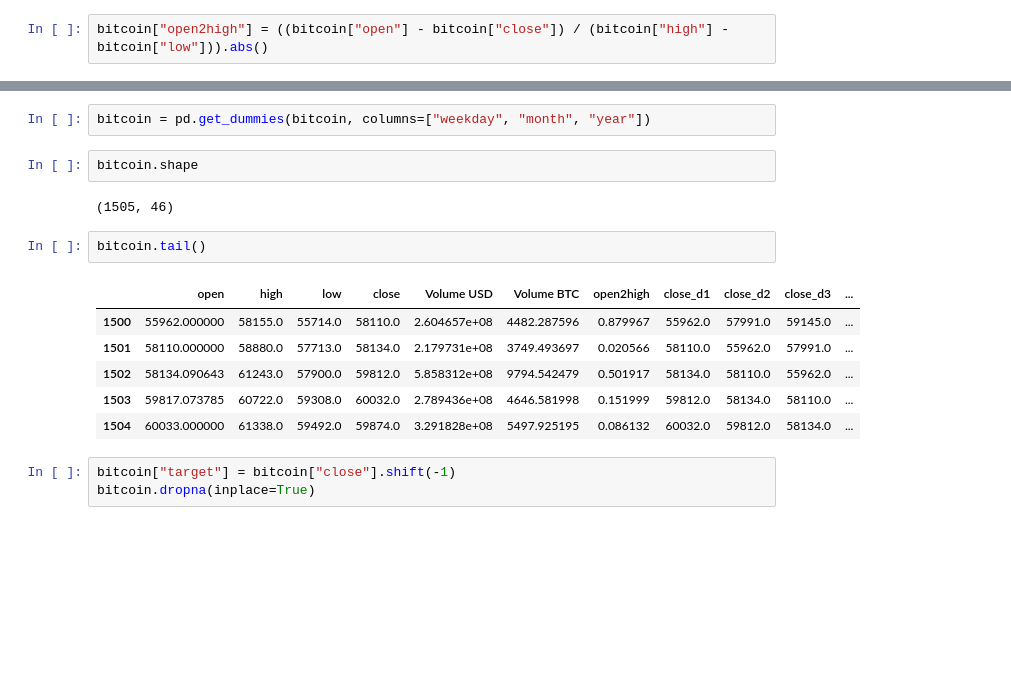
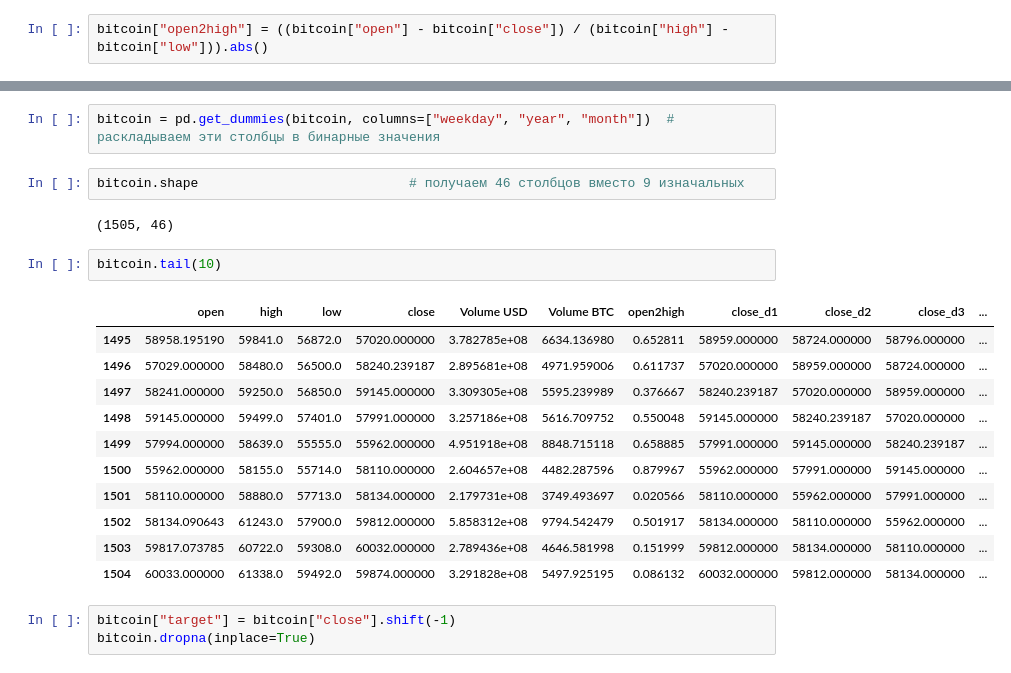
Before and after one commit to QAtester-MM/-----------------------------, a Jupyter notebook: Crypto_BTC.ipynb, the cells around one changed output, grey strips where cells are left out. Saved outputs shown, nothing was run; the diff lists cells and outputs as text; blank space fills up the shorter version.

```diff
--- a/Crypto_BTC.ipynb
+++ b/Crypto_BTC.ipynb
@@ -150,18 +148,23 @@ bitcoin.head(15)
 # %%
-bitcoin = pd.get_dummies(bitcoin, columns=["weekday", "month", "year"])
+bitcoin = pd.get_dummies(bitcoin, columns=["weekday", "year", "month"])  # раскладываем эти столбцы в бинарные значения
-# %%
-bitcoin.shape
-# %% [output]
-(1505, 46)
+# %%
+bitcoin.shape                           # получаем 46 столбцов вместо 9 изначальных
+# %% [output]
+(1505, 46)
 # %%
-bitcoin.tail()
+bitcoin.tail(10)
 # %% [output]
 |  | open | high | low | close | Volume USD | Volume BTC | open2high | close_d1 | close_d2 | close_d3 | ... |
-| 1500 | 55962.000000 | 58155.0 | 55714.0 | 58110.0 | 2.604657e+08 | 4482.287596 | 0.879967 | 55962.0 | 57991.0 | 59145.0 | ... |
-| 1501 | 58110.000000 | 58880.0 | 57713.0 | 58134.0 | 2.179731e+08 | 3749.493697 | 0.020566 | 58110.0 | 55962.0 | 57991.0 | ... |
-| 1502 | 58134.090643 | 61243.0 | 57900.0 | 59812.0 | 5.858312e+08 | 9794.542479 | 0.501917 | 58134.0 | 58110.0 | 55962.0 | ... |
-| 1503 | 59817.073785 | 60722.0 | 59308.0 | 60032.0 | 2.789436e+08 | 4646.581998 | 0.151999 | 59812.0 | 58134.0 | 58110.0 | ... |
-| 1504 | 60033.000000 | 61338.0 | 59492.0 | 59874.0 | 3.291828e+08 | 5497.925195 | 0.086132 | 60032.0 | 59812.0 | 58134.0 | ... |
+| 1495 | 58958.195190 | 59841.0 | 56872.0 | 57020.000000 | 3.782785e+08 | 6634.136980 | 0.652811 | 58959.000000 | 58724.000000 | 58796.000000 | ... |
+| 1496 | 57029.000000 | 58480.0 | 56500.0 | 58240.239187 | 2.895681e+08 | 4971.959006 | 0.611737 | 57020.000000 | 58959.000000 | 58724.000000 | ... |
+| 1497 | 58241.000000 | 59250.0 | 56850.0 | 59145.000000 | 3.309305e+08 | 5595.239989 | 0.376667 | 58240.239187 | 57020.000000 | 58959.000000 | ... |
+| 1498 | 59145.000000 | 59499.0 | 57401.0 | 57991.000000 | 3.257186e+08 | 5616.709752 | 0.550048 | 59145.000000 | 58240.239187 | 57020.000000 | ... |
+| 1499 | 57994.000000 | 58639.0 | 55555.0 | 55962.000000 | 4.951918e+08 | 8848.715118 | 0.658885 | 57991.000000 | 59145.000000 | 58240.239187 | ... |
+| 1500 | 55962.000000 | 58155.0 | 55714.0 | 58110.000000 | 2.604657e+08 | 4482.287596 | 0.879967 | 55962.000000 | 57991.000000 | 59145.000000 | ... |
+| 1501 | 58110.000000 | 58880.0 | 57713.0 | 58134.000000 | 2.179731e+08 | 3749.493697 | 0.020566 | 58110.000000 | 55962.000000 | 57991.000000 | ... |
+| 1502 | 58134.090643 | 61243.0 | 57900.0 | 59812.000000 | 5.858312e+08 | 9794.542479 | 0.501917 | 58134.000000 | 58110.000000 | 55962.000000 | ... |
+| 1503 | 59817.073785 | 60722.0 | 59308.0 | 60032.000000 | 2.789436e+08 | 4646.581998 | 0.151999 | 59812.000000 | 58134.000000 | 58110.000000 | ... |
+| 1504 | 60033.000000 | 61338.0 | 59492.0 | 59874.000000 | 3.291828e+08 | 5497.925195 | 0.086132 | 60032.000000 | 59812.000000 | 58134.000000 | ... |
 # %%
 bitcoin["target"] = bitcoin["close"].shift(-1)
 bitcoin.dropna(inplace=True)
```
Also changed, not shown: parts of 10 cells of this notebook.
